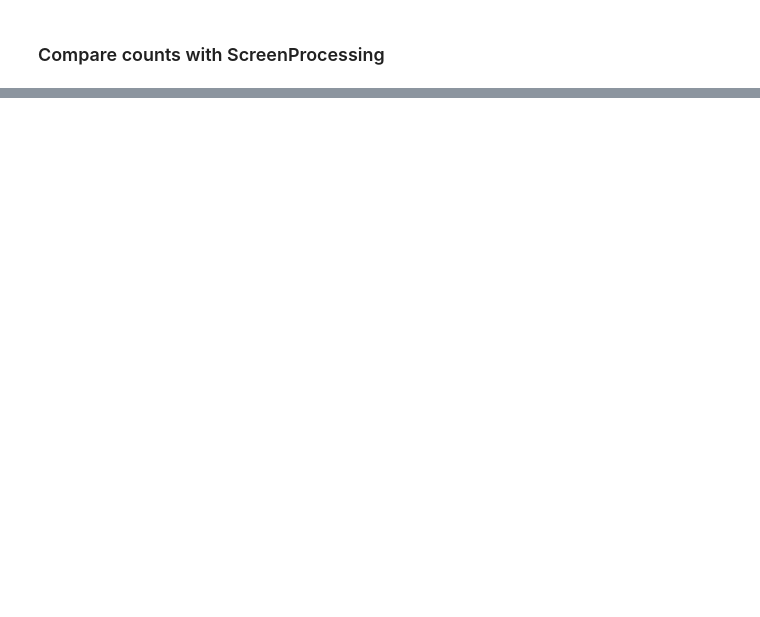
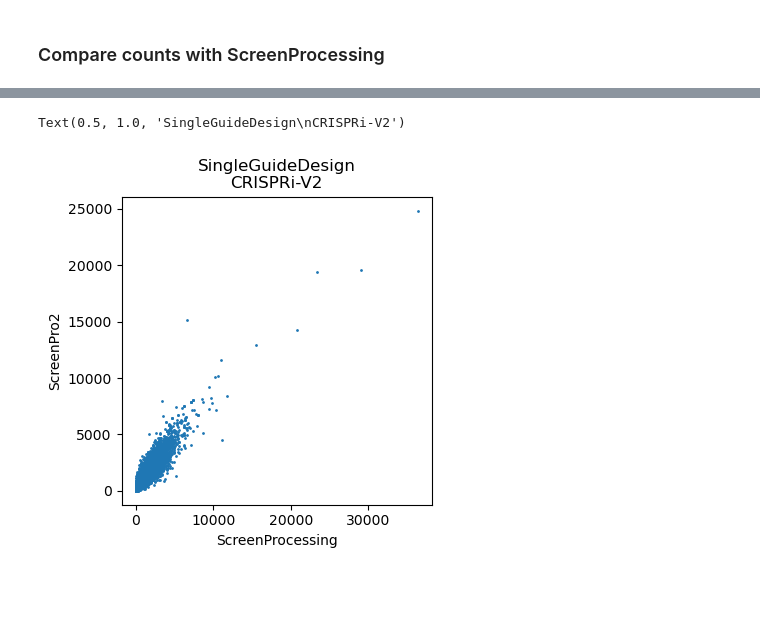
Before and after one commit to FunGI-cap/ScreenPro-Benchmarking, a Jupyter notebook: analysis/1a-single-or-dual-guide-screens/single-or-dual-guide-screen-reanalysis.ipynb, the cells around one changed output, grey strips where cells are left out. Cells and saved outputs as stored; diff of their text form; code cells hidden in the pictures; blank space fills up the shorter version.

```diff
--- a/analysis/1a-single-or-dual-guide-screens/single-or-dual-guide-screen-reanalysis.ipynb
+++ b/analysis/1a-single-or-dual-guide-screens/single-or-dual-guide-screen-reanalysis.ipynb
@@ -554,0 +377,4 @@ adata = adata[:,adata.to_df().sum().gt(0)].copy()
+# %%
+CRISPRi_v2_human_path = '../../../ScreenPro2/library_tables/CRISPRi_v2_human_librarytable.txt.gz'
+# %%
+counter.load_library(CRISPRi_v2_human_path, sep = '\t', verbose = True, index_col=None, protospacer_length=20)
@@ -555,3 +409,5 @@ adata = adata[:,adata.to_df().sum().gt(0)].copy()
+# %%
+adata = counter.build_counts_anndata()
 # %% [markdown]
 ### Compare counts with ScreenProcessing
 # %%
@@ -621,2 +428,0 @@ screenprocessing_counts['T0']['Rep1']
-# %%
-adata.var.set_index()#.loc['T0_Rep1']
@@ -627,3 +429,15 @@ adata.var.set_index()#.loc['T0_Rep1']
+# %%
+fig, ax = plt.subplots(figsize=(4,4))
+
+pd.concat({
+    'ScreenProcessing':screenprocessing_counts['DAC']['Rep2'],
+    'ScreenPro2':adata.to_df().loc['DMSO_Rep2',screenprocessing_counts.index]
+},axis=1).plot.scatter('ScreenProcessing','ScreenPro2',s=1,ax=ax)
+
+plt.title('SingleGuideDesign\nCRISPRi-V2')
+# %% [output]
+Text(0.5, 1.0, 'SingleGuideDesign\nCRISPRi-V2')
+[figure, added]
 # %%
 def plot_count_benchmark():
     pass
```
Also changed, not shown: parts of 96 cells of this notebook.
